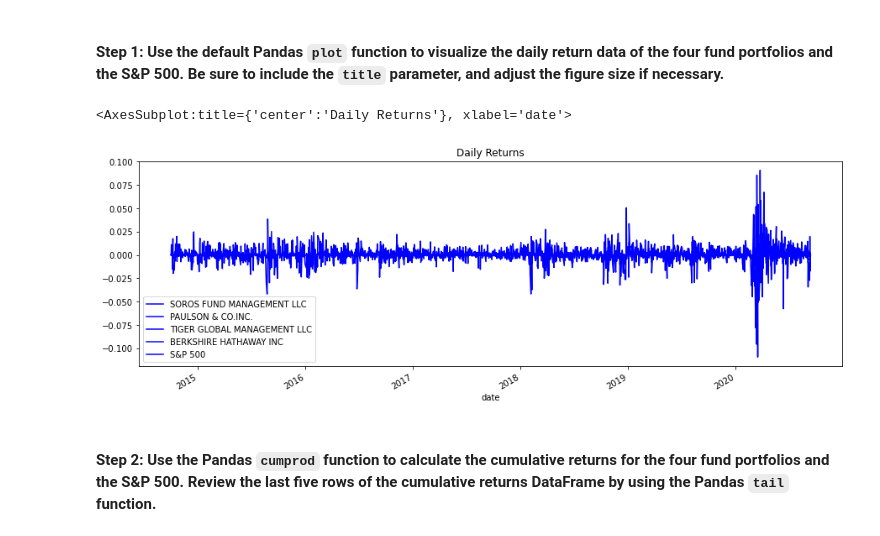
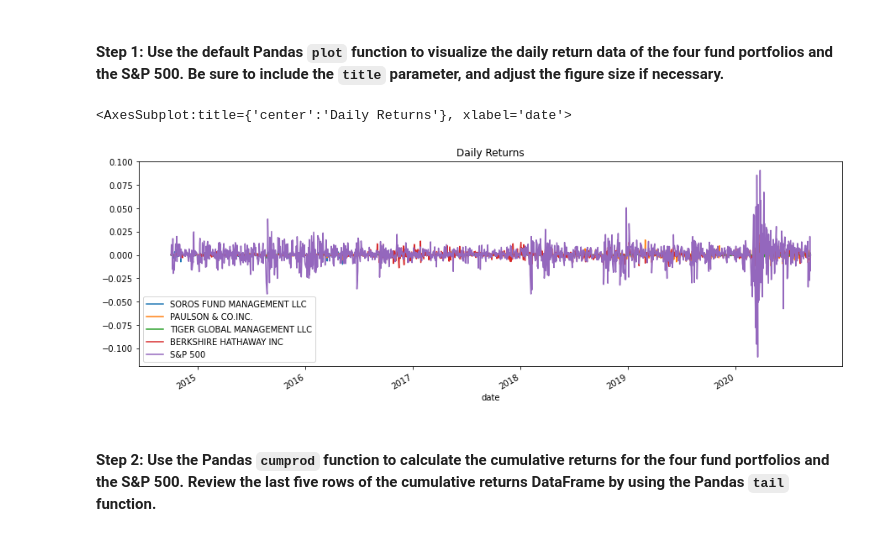
Before and after one commit to JL7788/Risk-Return-Analysis, a Jupyter notebook: risk_return_analysis.ipynb, the cells around one changed output. Saved outputs shown, nothing was run; the diff lists cells and outputs as text; code cells hidden in the pictures.

```diff
--- a/risk_return_analysis.ipynb
+++ b/risk_return_analysis.ipynb
@@ -157,12 +157,12 @@ Analyze the data to determine if any of the portfolios outperform the broader st
 # %%
 # Plot the daily return data of the 4 funds and the S&P 500
 # Inclue a title parameter and adjust the figure size
 # YOUR CODE HERE
 
-daily_returns_whale.plot(title='Daily Returns', figsize=(15,5),color='blue')
+daily_returns_whale.plot(title='Daily Returns', figsize=(15,5))
 # %% [output]
 <AxesSubplot:title={'center':'Daily Returns'}, xlabel='date'>
-[figure, old version]
+[figure, new version]
 # %% [markdown]
 #### Step 2: Use the Pandas `cumprod` function to calculate the cumulative returns for the four fund portfolios and the S&P 500. Review the last five rows of the cumulative returns DataFrame by using the Pandas `tail` function.
 # %%
```
Also changed, not shown: parts of 15 cells of this notebook.
